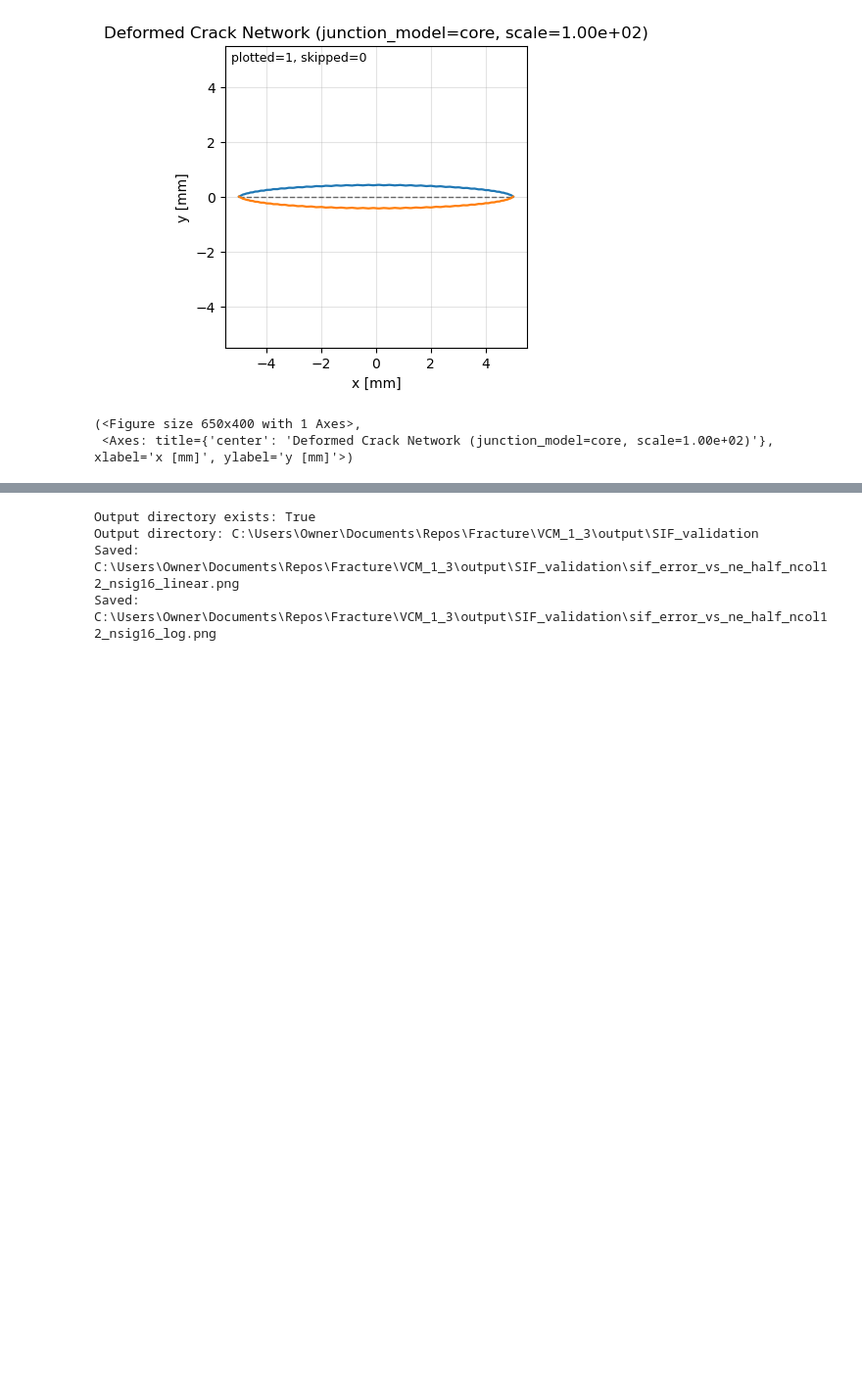
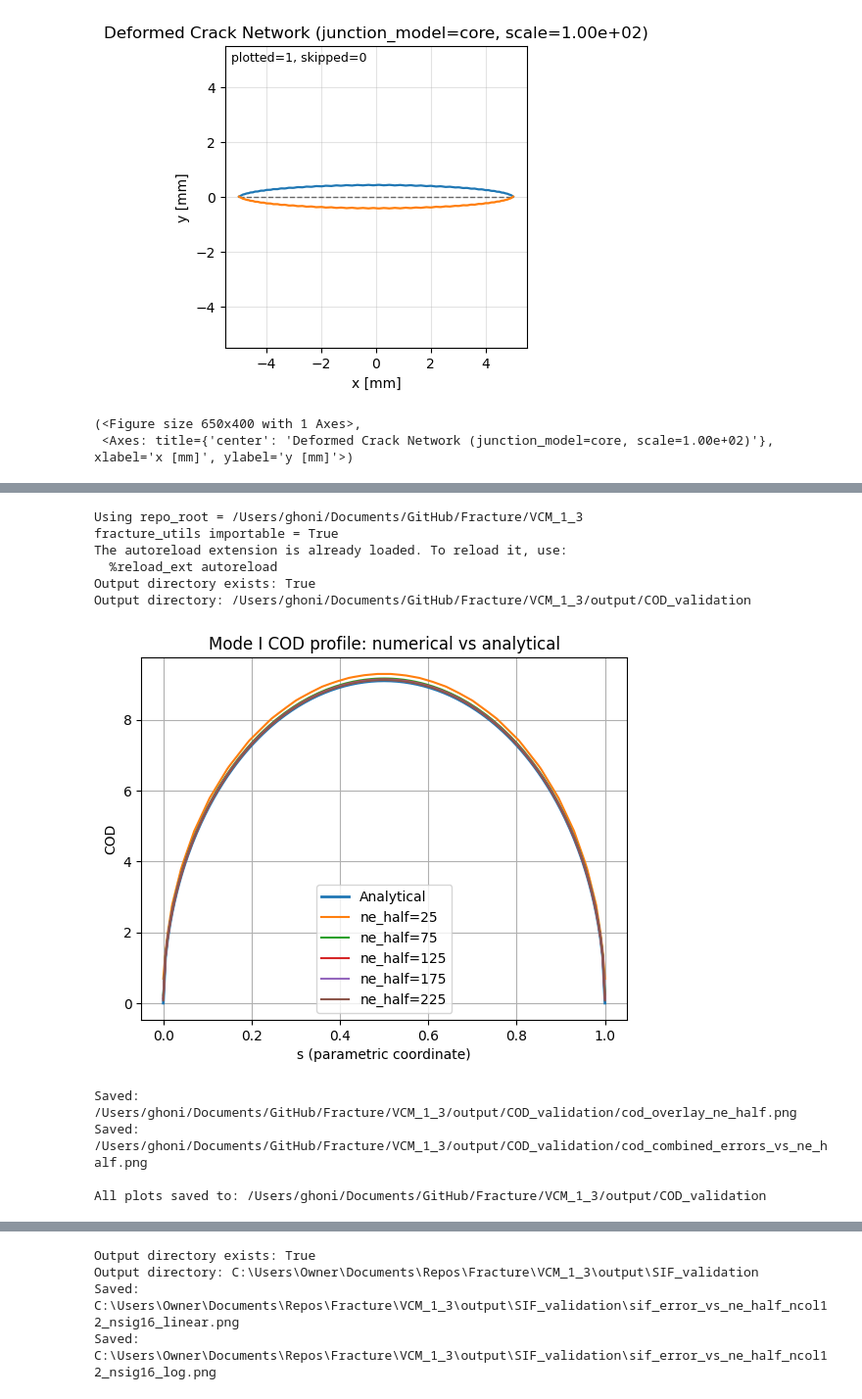
Before and after one commit to Ghoniem/Fracture, a Jupyter notebook: VCM_1_3/notebooks/validation.ipynb, the cells around one changed output, grey strips where cells are left out. Shown at 98% size. Drawn from its saved outputs; the diff is of its cells as text; code cells hidden in the pictures; blank space fills up the shorter version.

```diff
--- a/VCM_1_3/notebooks/validation.ipynb
+++ b/VCM_1_3/notebooks/validation.ipynb
@@ -433,7 +153,7 @@ enable_autoreload()
 # -------------------------
 # Output directory
 # -------------------------
-out_dir = Path(r"C:\Users\Owner\Documents\Repos\Fracture\VCM_1_3\output\COD_validation")
+out_dir = Path(r"/Users/ghoni/Documents/GitHub/Fracture/VCM_1_3/output/COD_validation")
 out_dir.mkdir(parents=True, exist_ok=True)
 
 # Verify directory was created
@@ -594,30 +314,42 @@ if result1 is not None:
 
  # Figure 2: Combined L2 and Linf errors on same plot
 fig2, ax2 = plt.subplots(figsize=(8, 6))
 
 # Extract error data from sweep.results
 ne_values = []
 l2_errors = []
 linf_errors = []
 
 for item in sweep.results:  # Access .results attribute
     ne_values.append(item.knobs['ne_half'])  # item.knobs is a dict
     l2_errors.append(item.l2_rel_pct)        # Use attribute access
     linf_errors.append(item.linf_rel_pct)    # Use attribute access
 
 # Plot both error metrics
 ax2.plot(ne_values, l2_errors, marker='o', label=r'$L_2$ Error', linewidth=2)
 ax2.plot(ne_values, linf_errors, marker='s', label=r'$L_\infty$ Error', linewidth=2)
 
 ax2.set_xlabel('ne_half', fontsize=12)
 ax2.set_ylabel('Relative Error (%)', fontsize=12)
 ax2.set_title('Mode I COD Convergence: Error vs Discretization', fontsize=13)
 ax2.grid(True, alpha=0.3)
 ax2.legend(fontsize=11)
 
 filepath2 = out_dir / "cod_combined_errors_vs_ne_half.png"
 fig2.savefig(filepath2, dpi=300, bbox_inches='tight')
 print(f"Saved: {filepath2}")
 plt.close(fig2)
 
 print(f"\nAll plots saved to: {out_dir}")
+# %% [output]
+Using repo_root = /Users/ghoni/Documents/GitHub/Fracture/VCM_1_3
+fracture_utils importable = True
+The autoreload extension is already loaded. To reload it, use:
+  %reload_ext autoreload
+Output directory exists: True
+Output directory: /Users/ghoni/Documents/GitHub/Fracture/VCM_1_3/output/COD_validation
+[figure, added]
+Saved: /Users/ghoni/Documents/GitHub/Fracture/VCM_1_3/output/COD_validation/cod_overlay_ne_half.png
+Saved: /Users/ghoni/Documents/GitHub/Fracture/VCM_1_3/output/COD_validation/cod_combined_errors_vs_ne_half.png
+
+All plots saved to: /Users/ghoni/Documents/GitHub/Fracture/VCM_1_3/output/COD_validation
```
Also changed, not shown: parts of 5 cells of this notebook, 16 other files.
